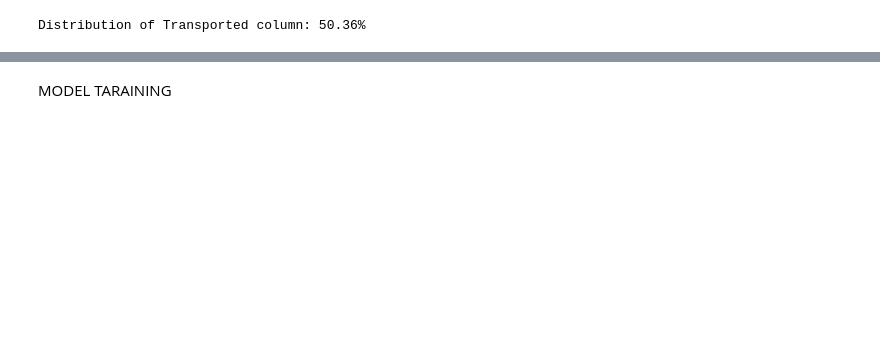
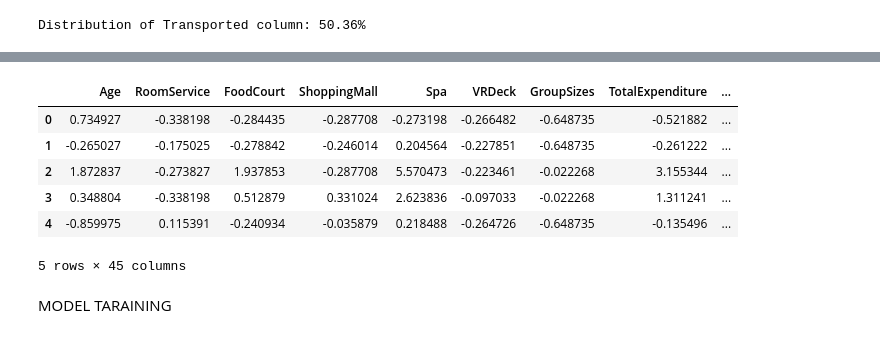
Before and after one commit to RMDS-GroupProject/spaceship_titanic, a Jupyter notebook: test.ipynb, the cells around one changed output, grey strips where cells are left out. Cells and saved outputs as stored; diff of their text form; code cells hidden in the pictures; blank space fills up the shorter version.

```diff
--- a/test.ipynb
+++ b/test.ipynb
@@ -484,11 +564,21 @@ data.head()
 # %%
 # We now need to encode our categorical features: HomePlanet, CryoSleep, Destination, VIP, Deck, Floor, and Side.
 
 categoricalFeatures = data.select_dtypes(include='category').columns
 #For certain models we require drop_first=True so that we avoid the dummy variable trap
 #For other models we can have drop_first=False
 data_dropfirst = pd.get_dummies(data=data,columns=categoricalFeatures, drop_first=True, dtype='int')
-data_nondropfirst = pd.get_dummies(data=data,columns=categoricalFeatures, drop_first=False, dtype='int')
+# data_nondropfirst = pd.get_dummies(data=data,columns=categoricalFeatures, drop_first=False, dtype='int')
+
+data_dropfirst.head()
+# %% [output]
+|  | Age | RoomService | FoodCourt | ShoppingMall | Spa | VRDeck | GroupSizes | TotalExpenditure | ... |
+| 0 | 0.734927 | -0.338198 | -0.284435 | -0.287708 | -0.273198 | -0.266482 | -0.648735 | -0.521882 | ... |
+| 1 | -0.265027 | -0.175025 | -0.278842 | -0.246014 | 0.204564 | -0.227851 | -0.648735 | -0.261222 | ... |
+| 2 | 1.872837 | -0.273827 | 1.937853 | -0.287708 | 5.570473 | -0.223461 | -0.022268 | 3.155344 | ... |
+| 3 | 0.348804 | -0.338198 | 0.512879 | 0.331024 | 2.623836 | -0.097033 | -0.022268 | 1.311241 | ... |
+| 4 | -0.859975 | 0.115391 | -0.240934 | -0.035879 | 0.218488 | -0.264726 | -0.648735 | -0.135496 | ... |
+5 rows × 45 columns
 # %%
 #Let's move the Transported column back to the end
 transportedColumn = data_dropfirst.pop('Transported')
```
Also changed, not shown: parts of 24 cells of this notebook.
